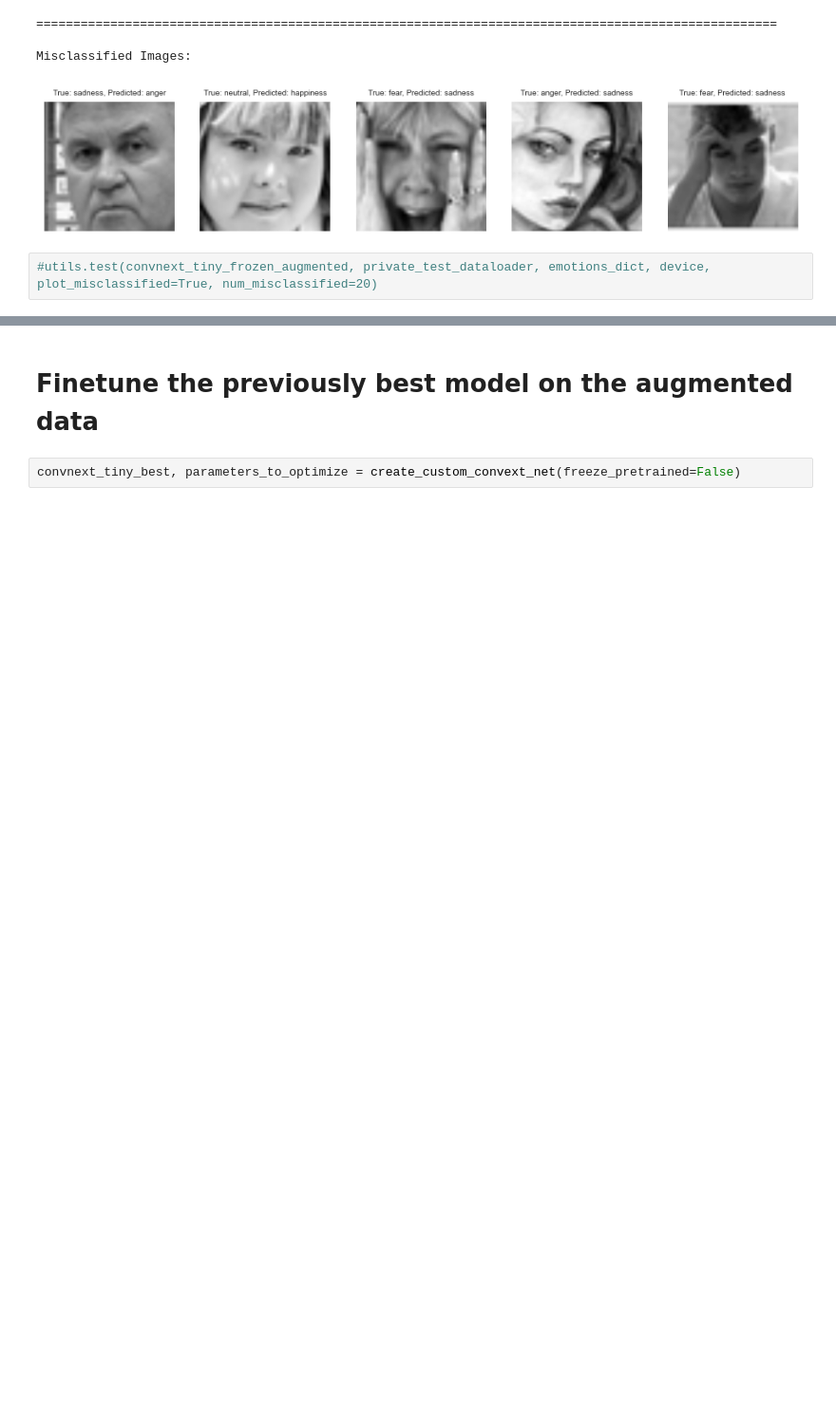
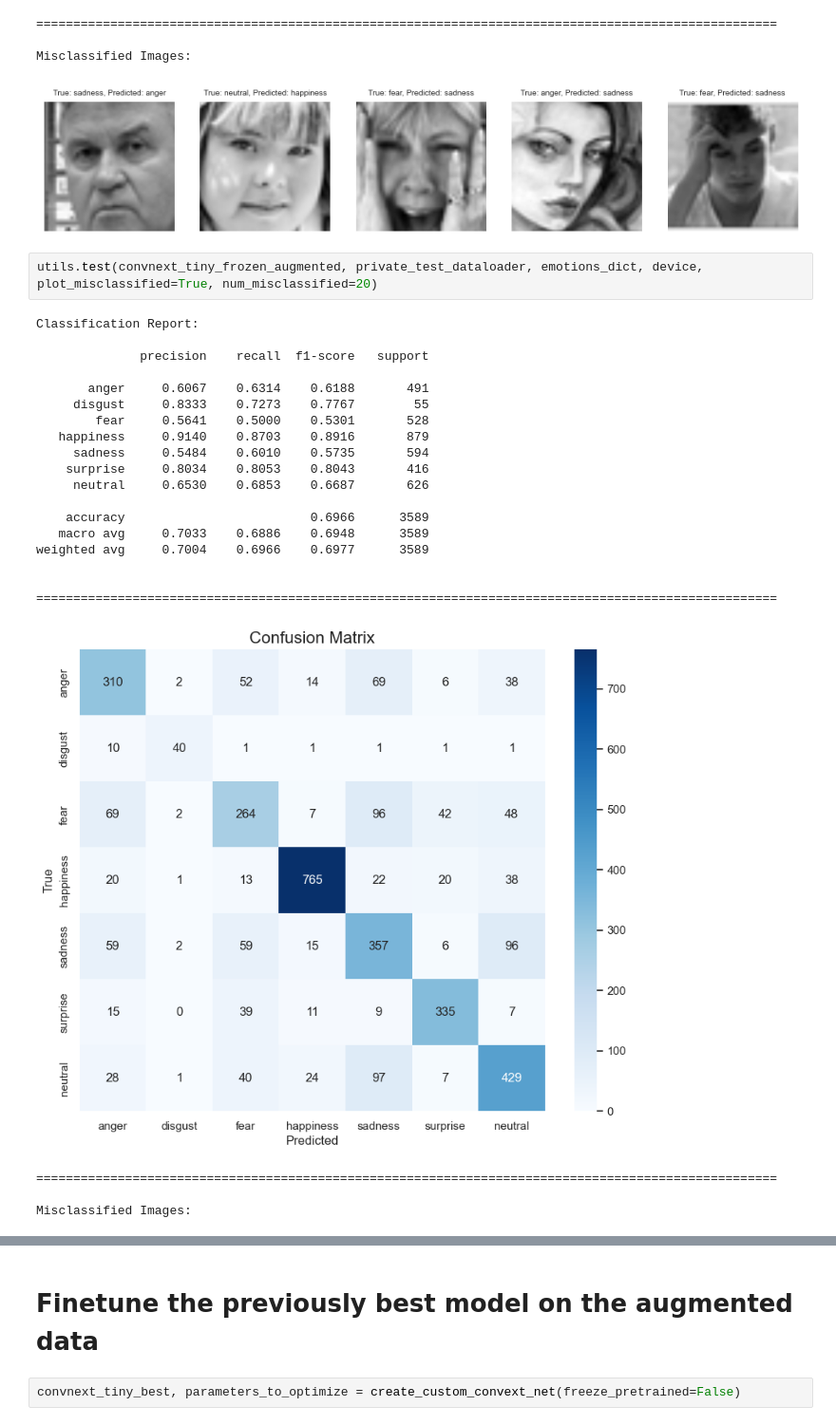
Before and after one commit to Luki1337/Practical_work, a Jupyter notebook: Practical_work.ipynb, the cells around one changed output, grey strips where cells are left out. Shown at 95% size. Saved outputs shown, nothing was run; the diff lists cells and outputs as text; blank space fills up the shorter version.

```diff
--- a/Practical_work.ipynb
+++ b/Practical_work.ipynb
@@ -1368,4 +1373,27 @@ weighted avg     0.6860    0.6824    0.6831      3589
 Misclassified Images:
 [figure]
 # %%
-#utils.test(convnext_tiny_frozen_augmented, private_test_dataloader, emotions_dict, device, plot_misclassified=True, num_misclassified=20)
+utils.test(convnext_tiny_frozen_augmented, private_test_dataloader, emotions_dict, device, plot_misclassified=True, num_misclassified=20)
+# %% [output]
+Classification Report:
+
+              precision    recall  f1-score   support
+
+       anger     0.6067    0.6314    0.6188       491
+     disgust     0.8333    0.7273    0.7767        55
+        fear     0.5641    0.5000    0.5301       528
+   happiness     0.9140    0.8703    0.8916       879
+     sadness     0.5484    0.6010    0.5735       594
+    surprise     0.8034    0.8053    0.8043       416
+     neutral     0.6530    0.6853    0.6687       626
+
+    accuracy                         0.6966      3589
+   macro avg     0.7033    0.6886    0.6948      3589
+weighted avg     0.7004    0.6966    0.6977      3589
+
+
+====================================================================================================
+[figure, added]
+====================================================================================================
+
+Misclassified Images:
```
Also changed, not shown: parts of 18 cells of this notebook, 36 other files.
